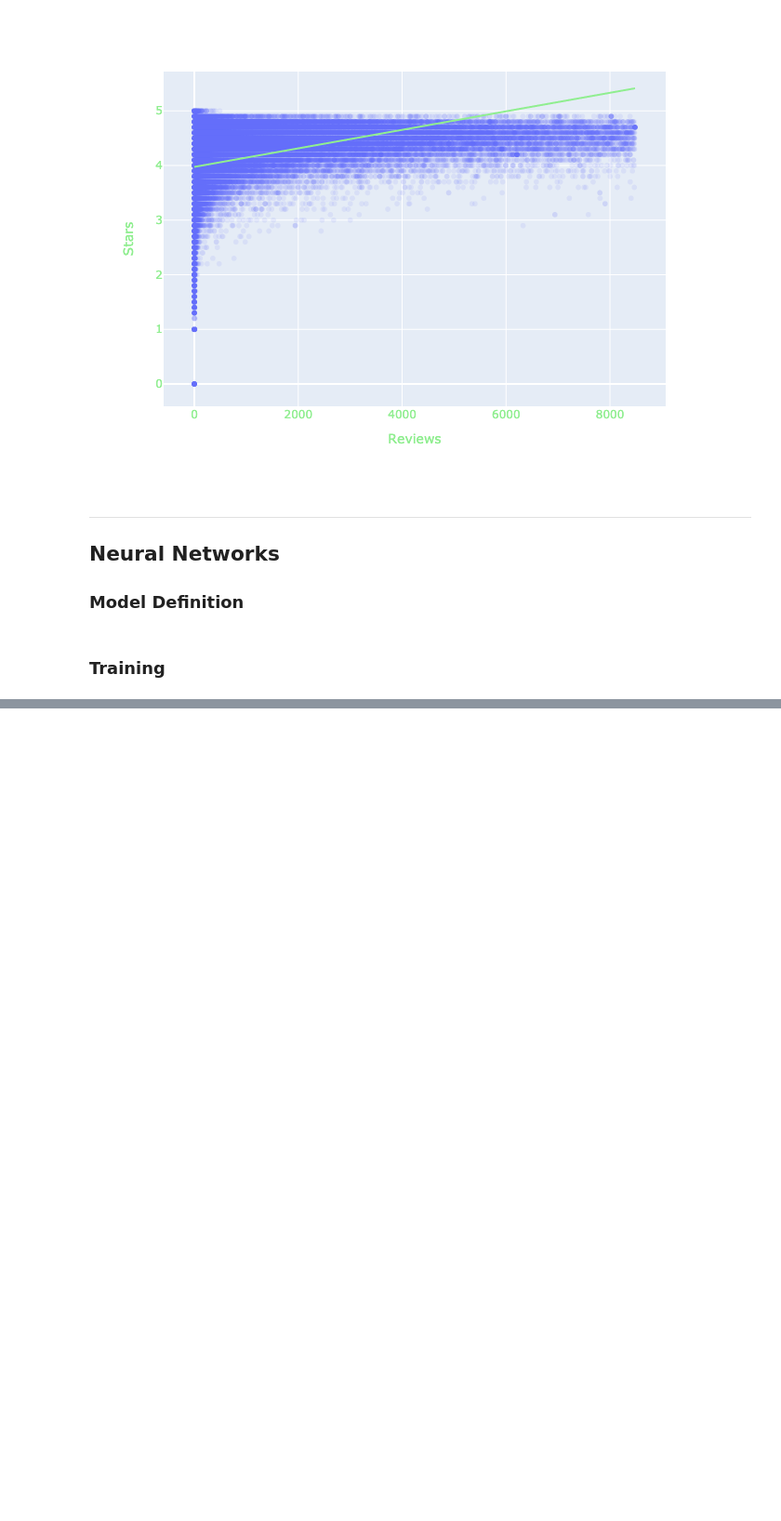
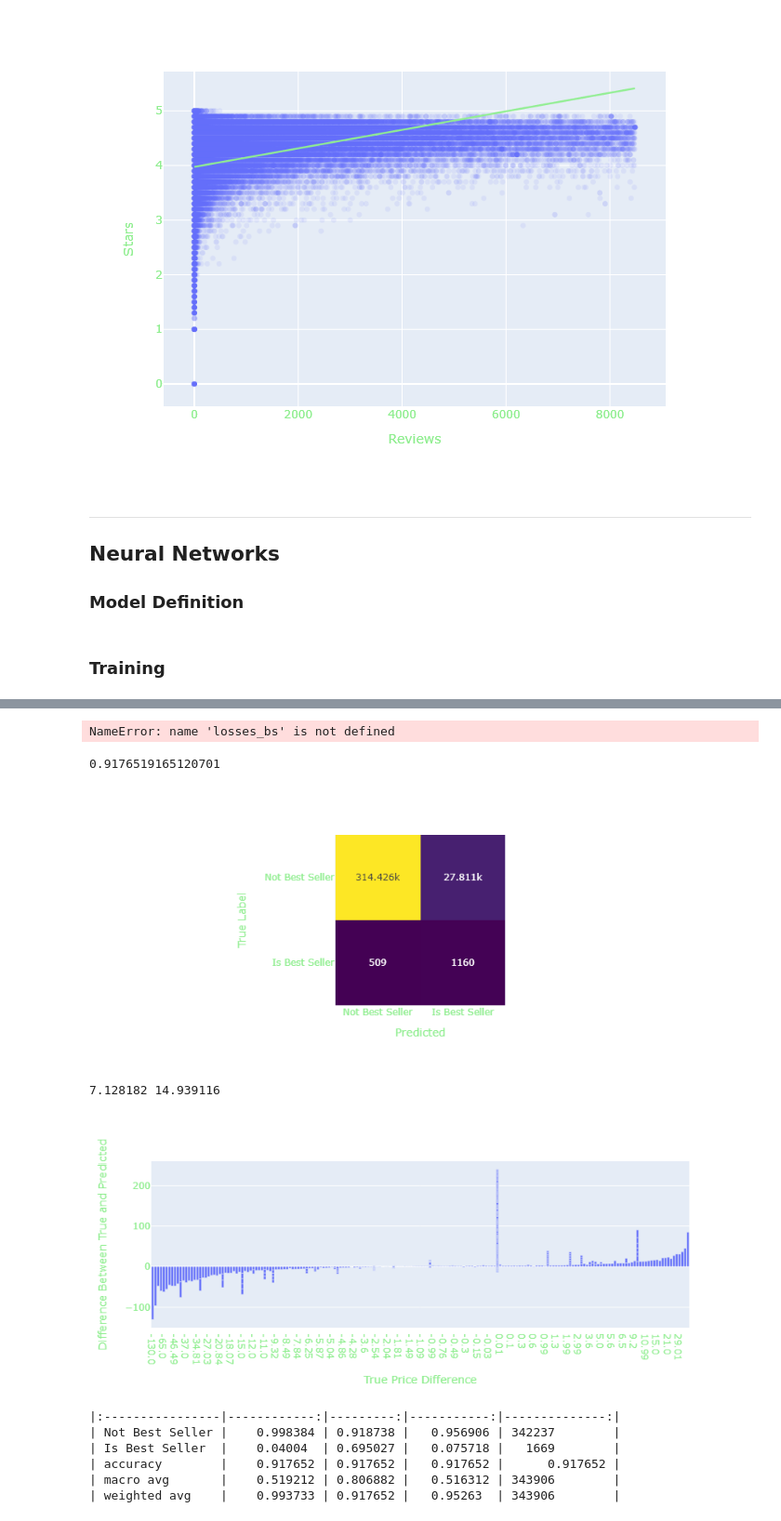
Before and after one commit to CUBoulder-DS/CSCI-5622, a Jupyter notebook: src/NN LM.ipynb, the cells around one changed output, grey strips where cells are left out. Shown at 93% size. Cells and saved outputs as stored; diff of their text form; code cells hidden in the pictures; blank space fills up the shorter version.

```diff
--- a/src/NN LM.ipynb
+++ b/src/NN LM.ipynb
@@ -197,6 +204,8 @@ train_bs, test_bs = train_test_split(df_nn_bs, random_state=42, stratify=df_nn_b
 train_pd, test_pd = train_test_split(df_nn_inc, random_state=42, stratify=df_nn_inc["Price Diff"] > 0)
 
 train_bs, test_bs = NNDataset(train_bs, "Is Best Seller"), NNDataset(test_bs, "Is Best Seller")
+train_bs.y = train_bs.y.type(torch.LongTensor)
+test_bs.y = test_bs.y.type(torch.LongTensor)
 train_pd, test_pd = NNDataset(train_pd, "Price Diff"), NNDataset(test_pd, "Price Diff")
 
 batch_size = 100
@@ -332,3 +360,9 @@ def train(model, optimizer, train_dl, test_dl, epochs=50):
 # %%
-train(nn_bs, opt(nn_bs.parameters()), train_bs_dl, test_bs_dl)
+true_frac = (sum(test_bs.y) / len(test_bs.y)).item()
+losses_bs = train(nn_bs,
+                  opt(nn_bs.parameters()),
+                  train_bs_dl,
+                  test_bs_dl,
+                  loss_fn=nn.CrossEntropyLoss(weight=torch.tensor([true_frac, 1 - true_frac])),
+                 )
 # %% [output]
@@ -340,0 +410,69 @@ KeyboardInterrupt:
+# %%
+df_losses = [pd.DataFrame(losses_bs), pd.DataFrame(losses_pd)]
+for i in range(2):
+    df_losses[i] = df_losses[i].reset_index().rename(columns={"index": "Epoch"})
+    df_losses[i]["validation_loss"] = df_losses[i]["validation_loss"].apply(lambda x: x.item()) if i==0 else df_losses[i]["validation_loss"]
+    df_losses[i].columns = df_losses[i].columns.str.replace("_", " ")
+    df_losses[i] = df_losses[i].melt(id_vars="Epoch", var_name="Type", value_name="Loss")
+
+    fig = px.scatter(df_losses[i], x="Epoch", y="Loss", color="Type",
+                     # trendline="rolling", trendline_options={"window": 20}
+                    )
+    fig.update_traces(mode = 'lines')
+    fig.update_layout(title=["Cross-Entropy Loss During Training", "MSE Loss During Training"][i])
+    fig.show()
+# %% [output]
+NameError: name 'losses_bs' is not defined
+# %%
+nn_bs.eval()
+nn_pd.eval()
+y_pred_bs = nn_bs(test_bs.x).detach().numpy()
+y_pred_bs = np.argmax(y_pred_bs, axis=1)
+y_pred_pd = nn_pd(test_pd.x).detach().numpy()
+# %%
+y_bs = test_bs.y.detach().numpy()
+print(accuracy_score(y_bs, y_pred_bs))
+
+labs = ["Not Best Seller", "Is Best Seller"]
+fig = px.imshow(confusion_matrix(y_bs, y_pred_bs), x=labs, y=labs, text_auto=True)
+fig.update_layout(
+    xaxis_title="Predicted",
+    yaxis_title="True Label",
+    coloraxis_showscale=False)
+fig.show()
+
+metrics_bs = classification_report(y_bs, y_pred_bs, labels=[0, 1], target_names=labs, output_dict=True)
+
+
+
+labs_pd = ["Price Decreased", "Price Increased"]
+y_pd = test_pd.y.detach().numpy()
+y_pred_pd[:, 0]
+print(mean_absolute_error(y_pd, y_pred_pd[:, 0]), np.std(y_pd))
+
+inds = np.argsort(y_pd)
+fig = px.bar(x=y_pd.astype(str)[inds], y=(y_pd - y_pred_pd[:, 0])[inds])
+fig.update_layout(xaxis_title="True Price Difference", yaxis_title="Difference Between True and Predicted")
+fig.show()
+
+# classification_report(y_pd > 0, y_pred_pd[:, 0] > 0, labels=[False, True], target_names=labs_pd, output_dict=True)
+
+# fig = px.imshow(confusion_matrix(y_pd > 0, y_pred_pd[:, 0] > 0), x=labs_pd, y=labs_pd, text_auto=True)
+# fig.update_layout(
+#     xaxis_title="Predicted",
+#     yaxis_title="True Label",
+#     coloraxis_showscale=False)
+# fig.show()
+
+print(pd.DataFrame(metrics_bs).T.to_markdown())
+# %% [output]
+0.9176519165120701
+[figure, added]
+7.128182 14.939116
+[figure, added]
+|:----------------|------------:|---------:|-----------:|--------------:|
+| Not Best Seller |    0.998384 | 0.918738 |   0.956906 | 342237        |
+| Is Best Seller  |    0.04004  | 0.695027 |   0.075718 |   1669        |
+| accuracy        |    0.917652 | 0.917652 |   0.917652 |      0.917652 |
+| macro avg       |    0.519212 | 0.806882 |   0.516312 | 343906        |
+| weighted avg    |    0.993733 | 0.917652 |   0.95263  | 343906        |
```
Also changed, not shown: parts of 15 cells of this notebook, 35 other files.
